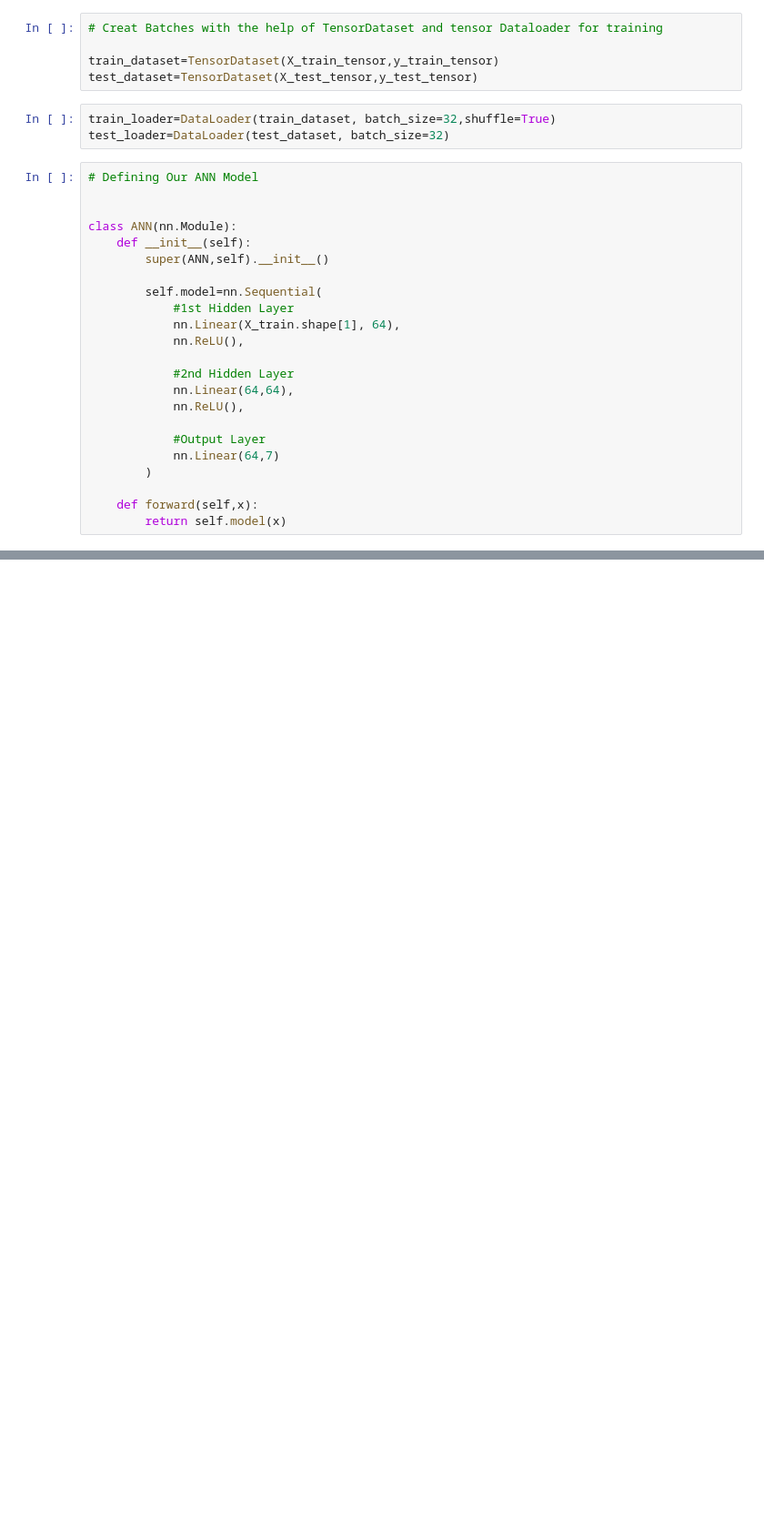
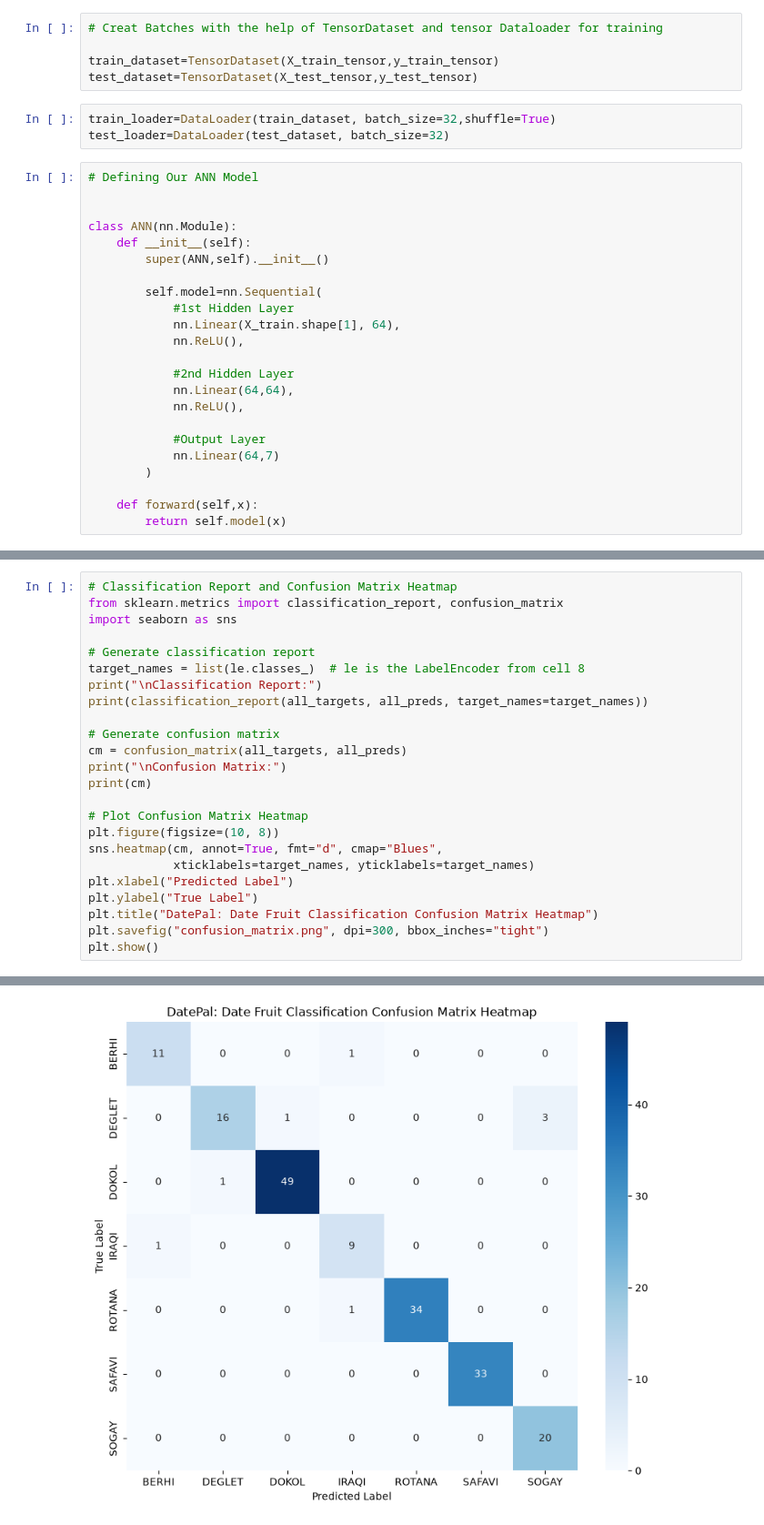
Before and after one commit to sanjaynayak1224/Feedforward_Neural_Networks_Date_Fruit_Category_Prediction, a Jupyter notebook: ANN_Classification.ipynb, the cells around one changed output, grey strips where cells are left out. Shown at 91% size. Cells and saved outputs as stored; diff of their text form; blank space fills up the shorter version.

```diff
--- a/ANN_Classification.ipynb
+++ b/ANN_Classification.ipynb
@@ -253,0 +290,25 @@ y_test.shape
+# %%
+# Classification Report and Confusion Matrix Heatmap
+from sklearn.metrics import classification_report, confusion_matrix
+import seaborn as sns
+
+# Generate classification report
+target_names = list(le.classes_)  # le is the LabelEncoder from cell 8
+print("\nClassification Report:")
+print(classification_report(all_targets, all_preds, target_names=target_names))
+
+# Generate confusion matrix
+cm = confusion_matrix(all_targets, all_preds)
+print("\nConfusion Matrix:")
+print(cm)
+
+# Plot Confusion Matrix Heatmap
+plt.figure(figsize=(10, 8))
+sns.heatmap(cm, annot=True, fmt="d", cmap="Blues",
+            xticklabels=target_names, yticklabels=target_names)
+plt.xlabel("Predicted Label")
+plt.ylabel("True Label")
+plt.title("DatePal: Date Fruit Classification Confusion Matrix Heatmap")
+plt.savefig("confusion_matrix.png", dpi=300, bbox_inches="tight")
+plt.show()
+# %% [output]
@@ -253,0 +332 @@ y_test.shape
+[figure, added]
```
Also changed, not shown: parts of 6 cells of this notebook, 6 other files.
